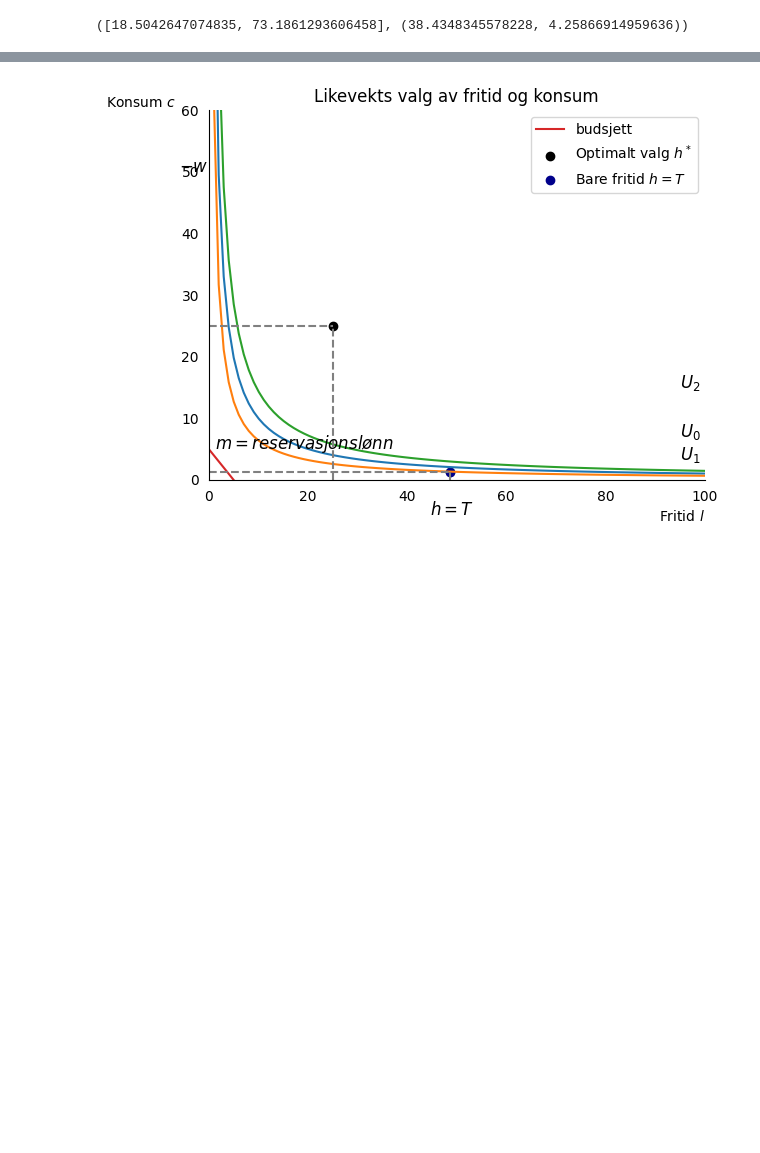
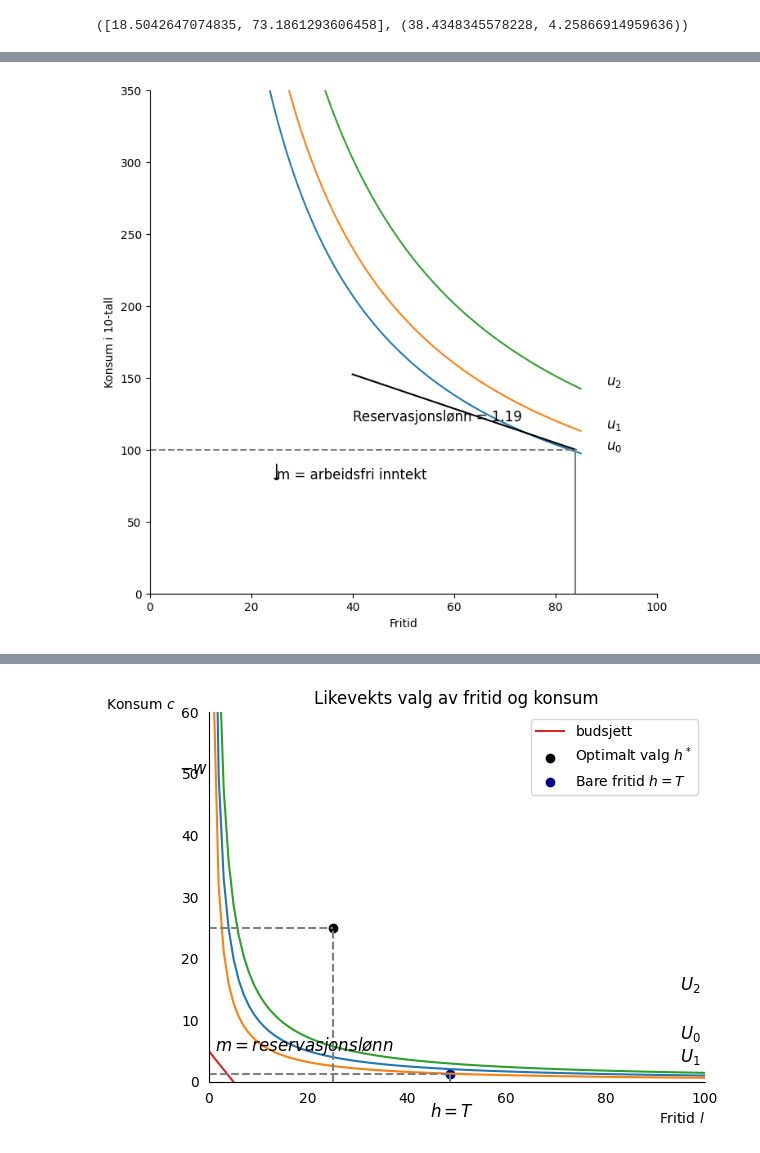
Before and after one commit to Danieljoha/Sok-2008, a Jupyter notebook: Utfordring 1/datajobbing.ipynb, the cells around one changed output, grey strips where cells are left out. Cells and saved outputs as stored; diff of their text form; code cells hidden in the pictures; blank space fills up the shorter version.

```diff
--- a/Utfordring 1/datajobbing.ipynb
+++ b/Utfordring 1/datajobbing.ipynb
@@ -188,0 +249,39 @@ c_intersection, (l_value_at_intersection_1, l_value_at_intersection_2)
+# %%
+def wr(l_1):
+    return 200 - 1.19047619 * l_1
+
+l_wr = np.linspace(40, 84, 1000)
+
+
+fig, ax3 = plt.subplots(figsize=(8,8))
+
+ax3.set_xlim(0, 100)
+ax3.set_ylim(0, 350)
+ax3.set_xlabel('Fritid')
+ax3.set_ylabel('Konsum i 10-tall')
+ax3.spines['top'].set_color('none')
+ax3.spines['right'].set_color('none')
+
+
+ax3.plot(l_1, I_0, label="I_0")
+ax3.plot(l_1, I_1, label="I_1")
+ax3.plot(l_1, I_2, label="I_2")
+
+
+
+ax3.plot(l_wr, wr(l_wr), 'k-', label='wr')
+
+
+
+ax3.annotate(r'$u_0$', (90, 100), fontsize=12)
+ax3.annotate(r'$u_1$', (90, 115), fontsize=12)
+ax3.annotate(r'$u_2$', (90, 145), fontsize=12)
+ax3.axvline(x=84, ymin=0, ymax=100/350, color='grey')
+ax3.axhline(y=100, xmin=0, xmax=84/100, linestyle='--', color='grey')
+ax3.annotate('Reservasjonslønn = 1.19', (40, 120), fontsize=12)
+ax3.annotate('m = arbeidsfri inntekt', (25, 80), fontsize=12)
+ax3.arrow(25, 90, 0, -10, head_width=1, head_length=1, fc='k', ec='k')
+
+plt.show()
+# %% [output]
+[figure, added]
```
Also changed, not shown: parts of 4 cells of this notebook, 1 other file.
